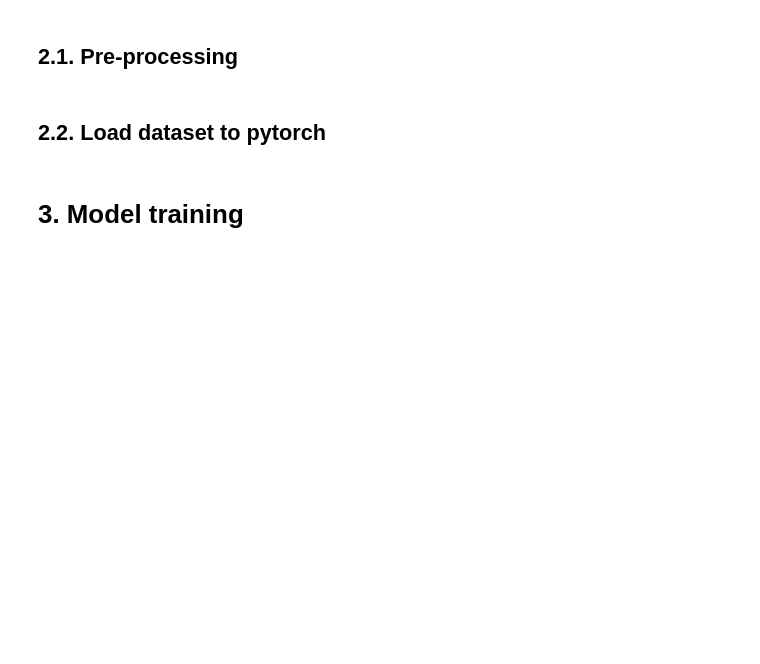
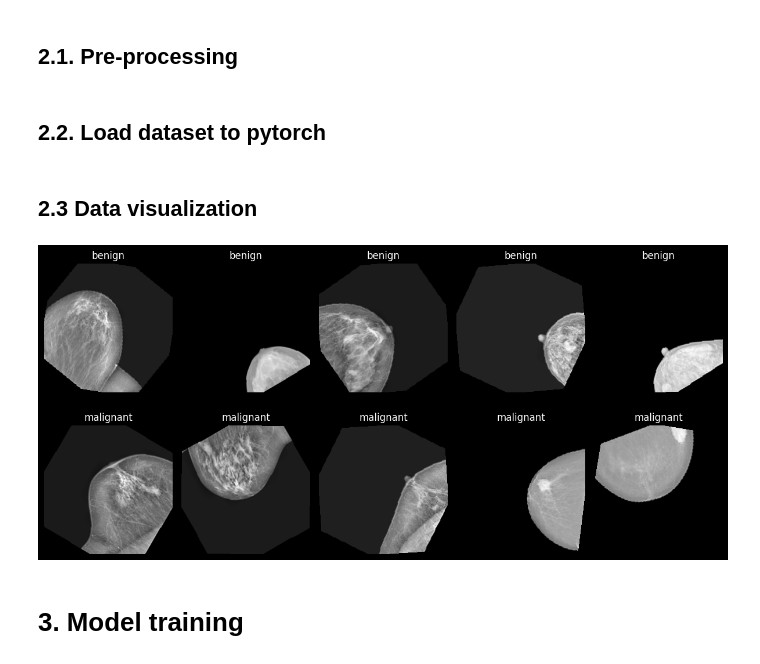
Before and after one commit to eulergomees/breast_cancer_image_classification, a Jupyter notebook: cnn_breast_cancer.ipynb, the cells around one changed output. Cells and saved outputs as stored; diff of their text form; code cells hidden in the pictures; blank space fills up the shorter version.

Commit message:
feat: train data random visualization

```diff
--- a/cnn_breast_cancer.ipynb
+++ b/cnn_breast_cancer.ipynb
@@ -151,6 +151,31 @@ test_dataset = ImageFolder("data_split/test", transform=transform_test)
 train_loader = DataLoader(train_dataset, batch_size=32, shuffle=True)
 val_loader = DataLoader(val_dataset, batch_size=32)
 test_loader = DataLoader(test_dataset, batch_size=32)
+# %% [markdown]
+## 2.3 Data visualization
+# %%
+all_targets = np.array(train_dataset.targets)
+class_names = ['benign', 'malignant']
+
+fig, axs = plt.subplots(2, 5, figsize=(12, 6))
+
+for i, class_name in enumerate(class_names):
+    class_indices = np.where(all_targets == i)[0]
+    sample_indices = np.random.choice(class_indices, min(5, len(class_indices)), replace=False)
+
+    for j, idx in enumerate(sample_indices):
+        img_tensor = train_dataset[idx][0]
+        img_display = img_tensor.permute(1, 2, 0).numpy()
+        img_display = (img_display - img_display.min()) / (img_display.max() - img_display.min())
+
+        axs[i, j].imshow(img_display, cmap='gray')
+        axs[i, j].set_title(f'{class_name}')
+        axs[i, j].axis('off')
+
+plt.tight_layout()
+plt.show()
+# %% [output]
+[figure, added]
 # %% [markdown]
 # 3. Model training
 # %% [markdown]
```
